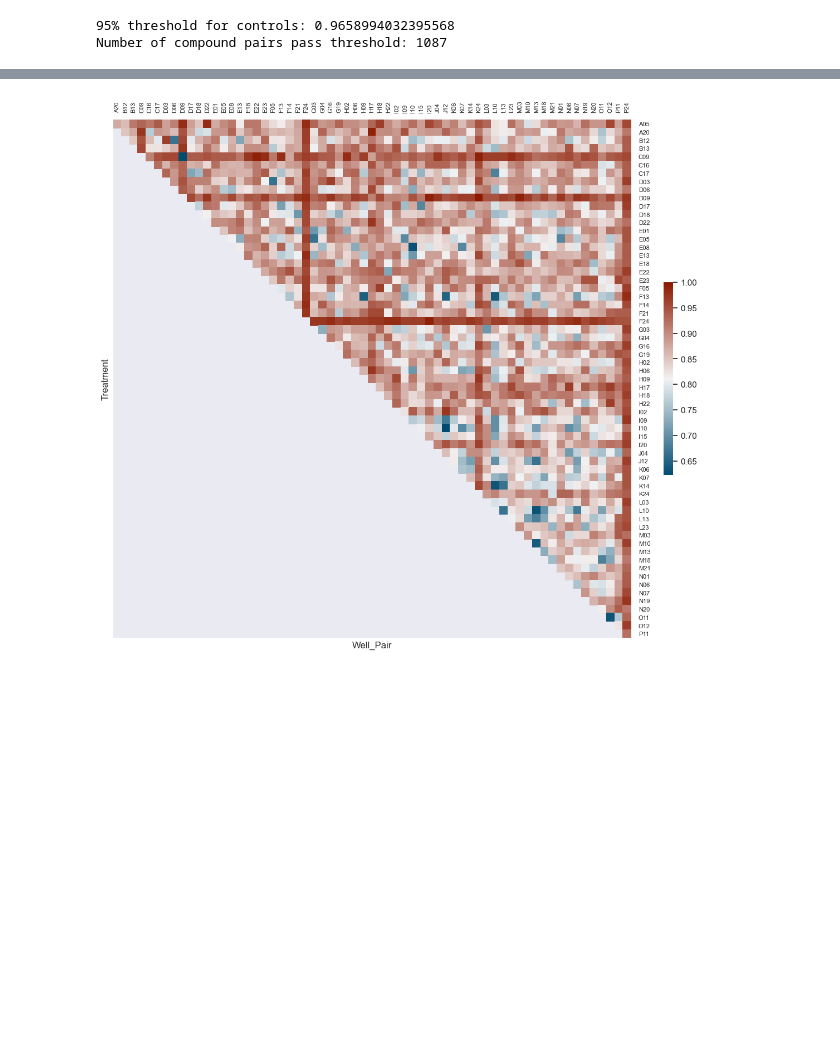
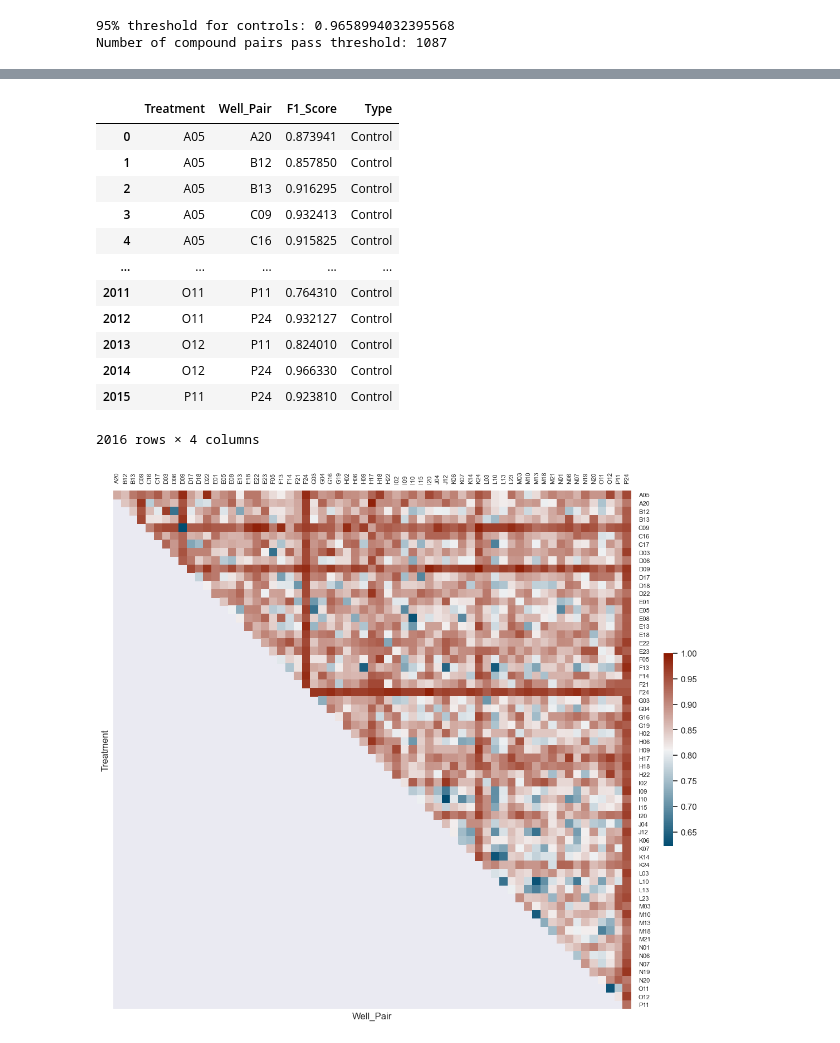
Before and after one commit to runxi-shen/2021_09_01_VarChAMP, a Jupyter notebook: 6.downstream_analysis/1.phenotype_analysis-jump.ipynb, the cells around one changed output, grey strips where cells are left out. Saved outputs shown, nothing was run; the diff lists cells and outputs as text; code cells hidden in the pictures; blank space fills up the shorter version.

```diff
--- a/6.downstream_analysis/1.phenotype_analysis-jump.ipynb
+++ b/6.downstream_analysis/1.phenotype_analysis-jump.ipynb
@@ -349,3 +376,19 @@ plt.show()
+# %%
+control_csv
+# %% [output]
+|  | Treatment | Well_Pair | F1_Score | Type |
+| 0 | A05 | A20 | 0.873941 | Control |
+| 1 | A05 | B12 | 0.857850 | Control |
+| 2 | A05 | B13 | 0.916295 | Control |
+| 3 | A05 | C09 | 0.932413 | Control |
+| 4 | A05 | C16 | 0.915825 | Control |
+| ... | ... | ... | ... | ... |
+| 2011 | O11 | P11 | 0.764310 | Control |
+| 2012 | O11 | P24 | 0.932127 | Control |
+| 2013 | O12 | P11 | 0.824010 | Control |
+| 2014 | O12 | P24 | 0.966330 | Control |
+| 2015 | P11 | P24 | 0.923810 | Control |
+2016 rows × 4 columns
 # %%
 # Pivot and rescale for visualization
 X = control_csv.pivot(
```
Also changed, not shown: parts of 11 cells of this notebook, 9 other files.
